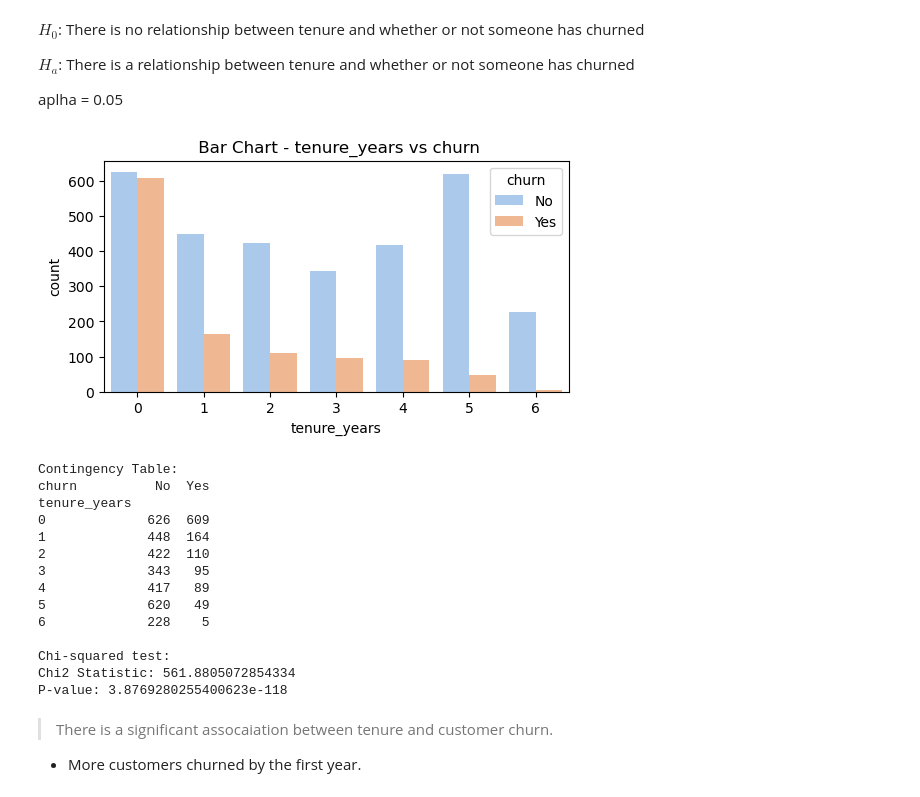
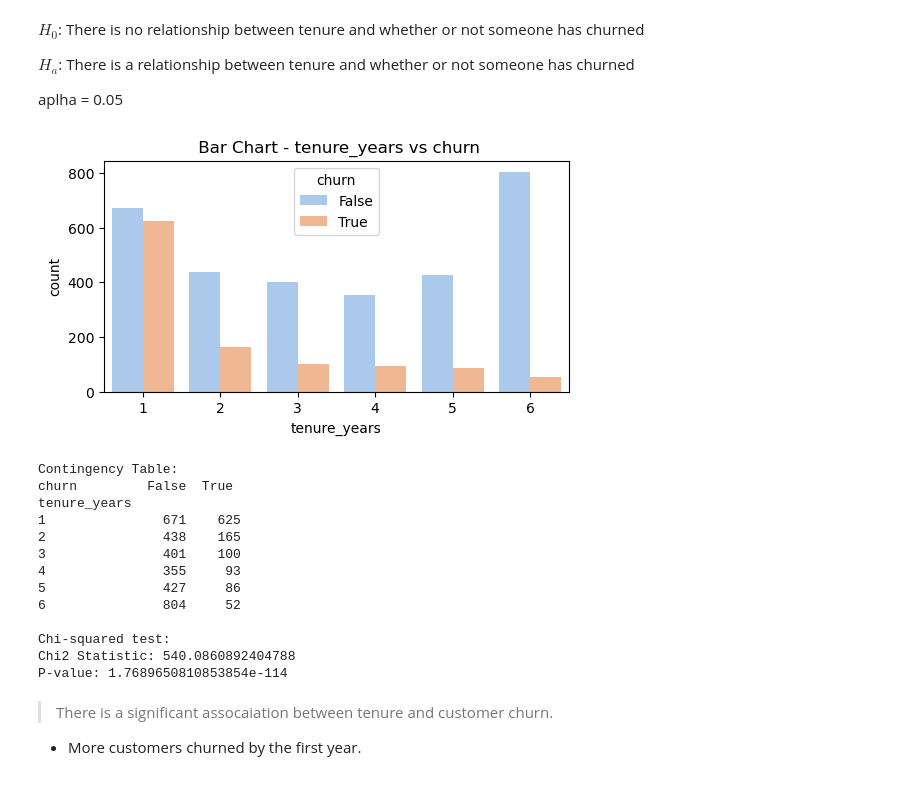
Before and after one commit to Luis-Martinez1/Classification_Project, a Jupyter notebook: charts_for_storytelling.ipynb, the cells around one changed output. Drawn from its saved outputs; the diff is of its cells as text; code cells hidden in the pictures.

Commit message:
fixed chart functions

```diff
--- a/charts_for_storytelling.ipynb
+++ b/charts_for_storytelling.ipynb
@@ -59,13 +59,13 @@ def prep_telco(df):
     df.drop(columns=df[columns_to_sum], inplace=True)
 
     # bin edges for each year
-    bins = [0, 12, 24, 36, 48, 60, 72, 84]
+    bins = [0, 12, 24, 36, 48, 60, 73]
 
     # Create labels for the bins (representing years)
-    labels = ['0', '1', '2', '3', '4', '5', '6']
+    labels = ['1', '2', '3', '4', '5', '6']
 
     # Bin the 'tenure' column
-    df['tenure_years'] = pd.cut(df['tenure'], bins=bins, labels=labels, right=False)
+    df['tenure_years'] = pd.cut(df['tenure'], bins=bins, labels=labels, right = True)
 
     # drop SQL joiner columns, phone service is replaced with phone service type, and tenure is replaced with tenure years
     df.drop(columns=['payment_type_id', 'internet_service_type_id', 'contract_type_id', 'phone_service', 'tenure'], inplace=True)
@@ -90,6 +90,9 @@ def prep_telco(df):
 
     # change index to customer ID since it is a unique identifier and relevant to stakeholders
     df = df.set_index('customer_id')
+
+     # Convert 'churn' column to boolean
+    df['churn'] = df['churn'].map({'Yes': True, 'No': False})
 
     return df
 
@@ -391,10 +463,10 @@ def analyze_payment_type(df, column, target_column):
  - Split data into train, validate, and test.
 # %%
 # acquire and prepare data
-df = prepare.prep_telco(acquire.get_telco_data())
+df = prep_telco(acquire.get_telco_data())
 # %%
 # split data into train, validate, and test
-train, validate, test = prepare.split_data(df, 'churn')
+train, validate, test = split_data(df, 'churn')
 # %% [output]
 train: 4225 (60.0% of 7043)
 validate: 1409 (20.0% of 7043)
@@ -454,23 +526,22 @@ explore.visualize_churn_distribution(train)
  aplha = 0.05
 # %%
 # Plot to visualize and draw conclusions from the assosociation.
-explore.analyze_tenure_years(train, 'tenure_years', 'churn')
+analyze_tenure_years(train, 'tenure_years', 'churn')
 # %% [output]
-[figure, old version]
+[figure, new version]
 Contingency Table:
-churn          No  Yes
+churn         False  True
 tenure_years
-0             626  609
-1             448  164
-2             422  110
-3             343   95
-4             417   89
-5             620   49
-6             228    5
+1               671    625
+2               438    165
+3               401    100
+4               355     93
+5               427     86
+6               804     52
 
 Chi-squared test:
-Chi2 Statistic: 561.8805072854334
-P-value: 3.8769280255400623e-118
+Chi2 Statistic: 540.0860892404788
+P-value: 1.7689650810853854e-114
 # %% [markdown]
 >  There is a significant assocaiation between tenure and customer churn.
 - More customers churned by the first year.
```
Also changed, not shown: parts of 15 cells of this notebook.
